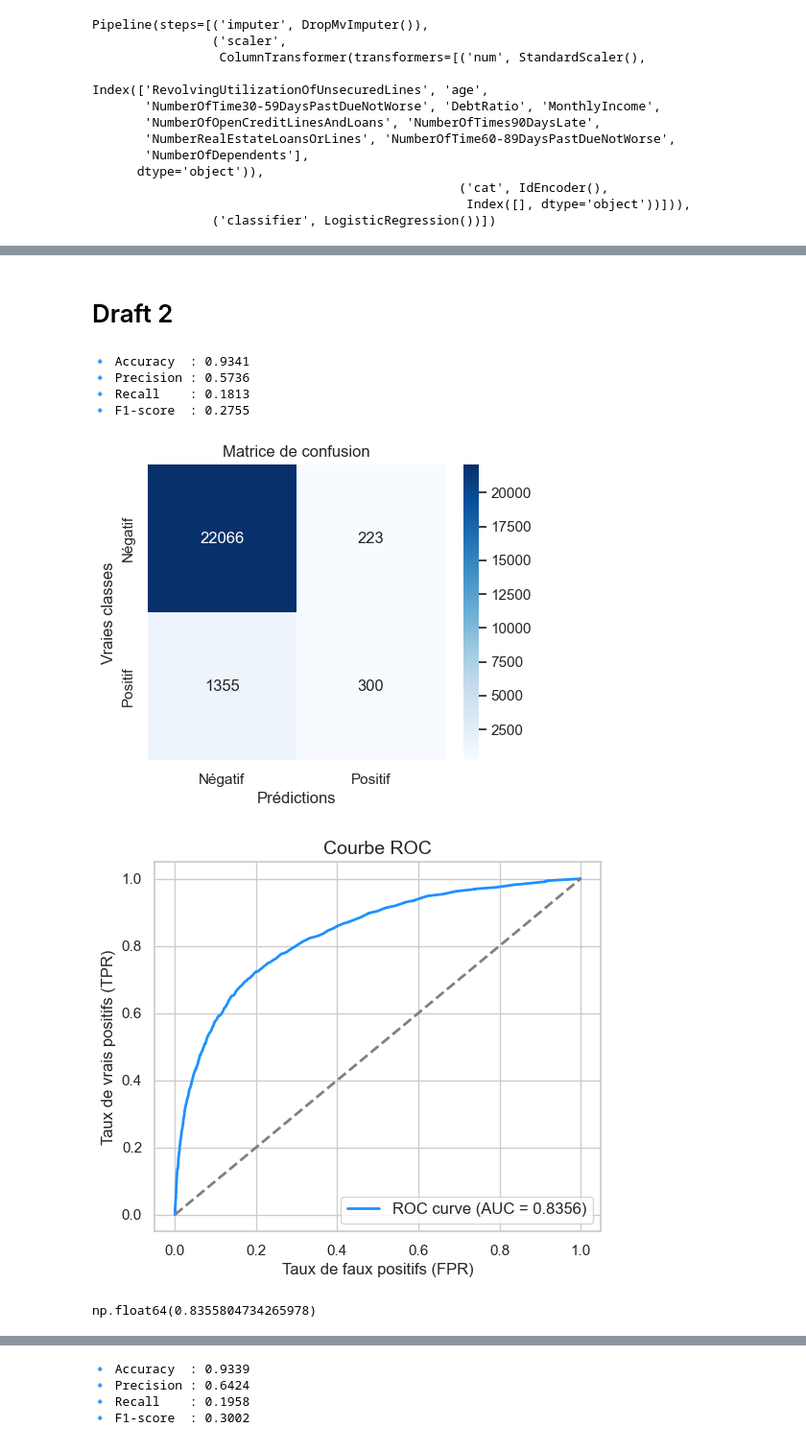
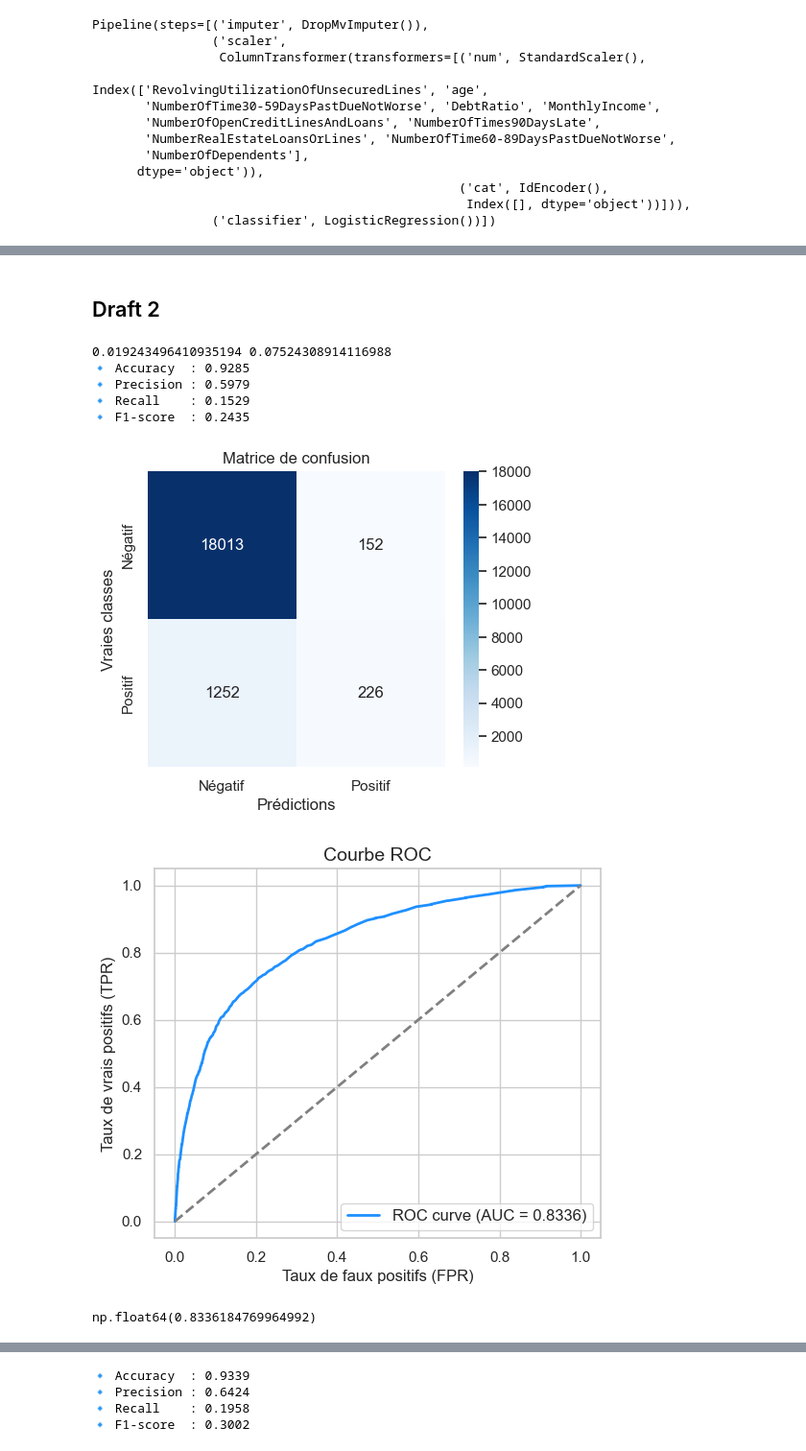
Before and after one commit to AmoussouKokou/cse, a Jupyter notebook: __main__.ipynb, the cells around one changed output, grey strips where cells are left out. Shown at 96% size. Drawn from its saved outputs; the diff is of its cells as text; code cells hidden in the pictures.

```diff
--- a/__main__.ipynb
+++ b/__main__.ipynb
@@ -60,0 +63,3 @@ Plot(X_train.loc[(0 < X_train.MonthlyIncome) & (X_train.MonthlyIncome < 15000)])
+# %%
+train_1 = train.loc[(0 < train.MonthlyIncome) & (train.MonthlyIncome < cutoff)]
+test_1 = test.loc[(0 < test.MonthlyIncome) & (test.MonthlyIncome < cutoff)]
@@ -70,12 +107,17 @@ X_train.loc[(0 == X_train.MonthlyIncome) | (X_train.MonthlyIncome >= 15000), "Mo
+# %%
+y_train_1 = train_1["SeriousDlqin2yrs"]
+X_train_1 = train_1.drop(columns=["SeriousDlqin2yrs"])
+y_test_1 = test_1["SeriousDlqin2yrs"]
+X_test_1 = test_1.drop(columns=["SeriousDlqin2yrs"])
 # %%
 from sklearn.compose import ColumnTransformer
 from sklearn.preprocessing import StandardScaler
 # Identifier les colonnes numériques et catégorielles automatiquement
-num_features = X_train.select_dtypes(include=["int64", "float64", "bool"]).columns
-cat_features = X_train.select_dtypes(include=["object", "category"]).columns
+num_features = X_train_1.select_dtypes(include=["int64", "float64", "bool"]).columns
+cat_features = X_train_1.select_dtypes(include=["object", "category"]).columns
 
 # Création du préprocesseur
-scaler1 = ColumnTransformer([
+scaler = ColumnTransformer([
     ("num", StandardScaler(), num_features),    # Normalisation des variables numériques
     ("cat", IdEncoder(), cat_features)  # Encodage des variables catégorielles
 ])
@@ -124,10 +148,10 @@ Pipeline(steps=[('imputer', DropMvImputer()),
                 ('classifier', LogisticRegression())])
 # %%
 try:
-    pipeline.fit(X_train, y_train)
+    pipeline.fit(X_train_1, y_train_1)
 except:
     import pandas as pd
     df = pd.read_csv('d:/Projet/cse/data/temp/liste.txt', header=None)
     liste = df[0].tolist()
-    y_train = y_train.loc[~y_train.index.isin(liste)]
-    pipeline.fit(X_train, y_train)
+    y_train_1 = y_train_1.loc[~y_train_1.index.isin(liste)]
+    pipeline.fit(X_train_1, y_train_1)
@@ -198,40 +211,38 @@ np.float64(0.7124942207277404)
 # %% [markdown]
-# Draft 2
+## Draft 2
 # %%
 from sklearn.linear_model import LogisticRegression
 from sklearn.ensemble import RandomForestClassifier
 
 pipeline = Pipeline([
     ("imputer", DropMvImputer()),
     ("scaler", scaler),  # Normalisation des données
-    ("classifier", RandomForestClassifier(n_estimators=500, random_state=42))  # Modèle de régression logistique
+    ("classifier", RandomForestClassifier(n_estimators=500, random_state=42, class_weight="balanced"))  # Modèle de régression logistique
 ])
 
 try:
-    pipeline.fit(X_train, y_train)
+    pipeline.fit(X_train_1, y_train_1)
 except:
     import pandas as pd
     df = pd.read_csv('d:/Projet/cse/data/temp/liste.txt', header=None)
     liste = df[0].tolist()
-    y_train = y_train.loc[~y_train.index.isin(liste)]
-    pipeline.fit(X_train, y_train)
+    y_train_1 = y_train_1.loc[~y_train_1.index.isin(liste)]
+    pipeline.fit(X_train_1, y_train_1)
 
-row_is_with_mv = X_test.isnull().any(axis=1)
-X_test_cor = X_test[~row_is_with_mv]
-y_test_cor = y_test[~row_is_with_mv]
-
-y_test_predict = pipeline.predict(X_test_cor)
+y_predict_1 = pipeline.predict(X_test_1)
+print(y_predict_1.mean(), y_test_1.mean())
 
 from cse.src.evaluation.pipeline_evaluator import PipelineEvaluator
 eval = PipelineEvaluator(pipeline=pipeline).fit()
-eval.predict(X_test_cor, y_test_cor)
+eval.predict(X_test_1, y_test_1)
 
-eval.plot_roc_curve(X_test_cor, y_test_cor)
+eval.plot_roc_curve(X_test_1, y_test_1)
 # %% [output]
-🔹 Accuracy  : 0.9341
-🔹 Precision : 0.5736
-🔹 Recall    : 0.1813
-🔹 F1-score  : 0.2755
+0.019243496410935194 0.07524308914116988
+🔹 Accuracy  : 0.9285
+🔹 Precision : 0.5979
+🔹 Recall    : 0.1529
+🔹 F1-score  : 0.2435
-[figure, old version]
+[figure, new version]
 [figure]
-np.float64(0.8355804734265978)
+np.float64(0.8336184769964992)
```
Also changed, not shown: parts of 30 cells of this notebook, 3 other files.
